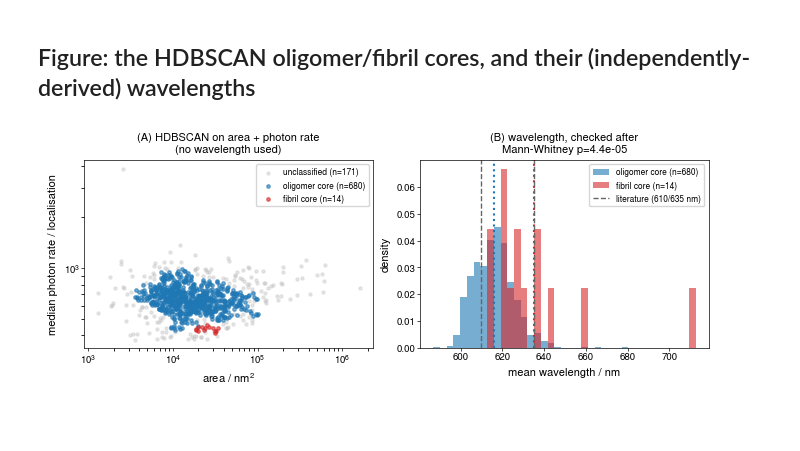
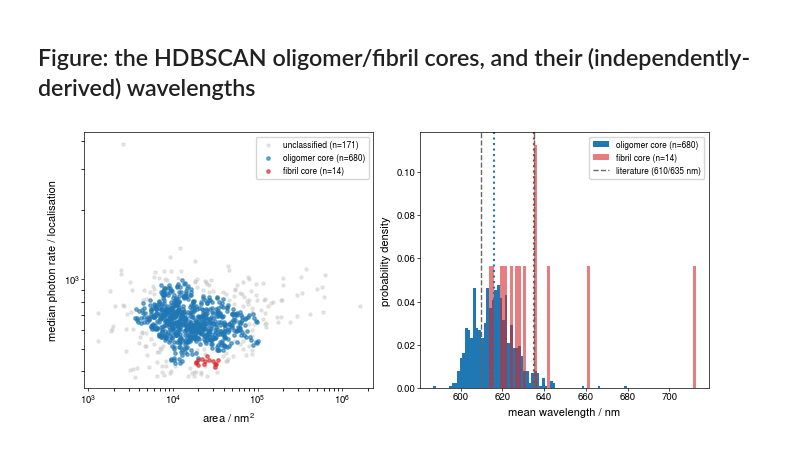
Before and after one commit to TheLeeLab/pyS3M, a Jupyter notebook: notebooks/figures/SI/FigureSI_OligomervsFibril.ipynb, the cells around one changed output. Drawn from its saved outputs; the diff is of its cells as text; code cells hidden in the pictures; blank space fills up the shorter version.

```diff
--- a/notebooks/figures/SI/FigureSI_OligomervsFibril.ipynb
+++ b/notebooks/figures/SI/FigureSI_OligomervsFibril.ipynb
@@ -339,25 +176,25 @@ algo_comparison_df.round(2)
 # %%
-# --- Primary clustering: HDBSCAN on area+photon_rate ---
-# HDBSCAN beats every k=2-forcing algorithm in the comparison above: it finds a small,
-# dense, confidently-labelled "fibril" core, a large "oligomer" population, and leaves
-# ambiguous points unclassified (noise, label -1) rather than forcing them into one group
-# or the other -- exactly the "small tight cluster vs. large diffuse cluster" structure the
-# wavelength/n_locs plot shows, and the (area, photon_rate) feature space does not cleanly
-# have on its own without a method that allows unclassified points.
-# Stable across min_cluster_size=10-14 and min_samples=3-7 tested (see comparison above);
-# these parameters sit in the middle of that stable range.
-hdb = HDBSCAN(min_cluster_size=12, min_samples=5).fit(feat_z)
+resolved = agg_stats[agg_stats['minor_axis_nm'] > 0].copy()
+n_unresolved = len(agg_stats) - len(resolved)
+print(f"{len(resolved)}/{len(agg_stats)} clusters have a resolved minor axis "
+      f"({n_unresolved} excluded: extent below localisation precision in the short axis)")
+
+CHOSEN_COLS = ['area_ellipse_nm2', 'median_photon_rate']
+MIN_CLUSTER_SIZE, MIN_SAMPLES = 12, 5  # stable across min_cluster_size=10-14, min_samples=3-7
+
+feat = np.log10(resolved[CHOSEN_COLS].to_numpy())
+feat_z = (feat - feat.mean(axis=0)) / feat.std(axis=0)
+hdb = HDBSCAN(min_cluster_size=MIN_CLUSTER_SIZE, min_samples=MIN_SAMPLES).fit(feat_z)
 labels = hdb.labels_
 
 n_noise = int((labels == -1).sum())
 uniq = np.unique(labels[labels >= 0])
-counts = {u: int((labels == u).sum()) for u in uniq}
 mean_area = {u: resolved['area_ellipse_nm2'][labels == u].mean() for u in uniq}
 order = sorted(uniq, key=lambda u: mean_area[u])  # smallest area first
 
 resolved['hdb_label'] = labels
 g0 = resolved[resolved.hdb_label == order[0]]   # smaller/putative oligomer core
-g1 = resolved[resolved.hdb_label == order[-1]]  # larger/putative fibril core (largest-area cluster)
+g1 = resolved[resolved.hdb_label == order[-1]]  # larger/putative fibril core
 g_noise = resolved[resolved.hdb_label == -1]    # unclassified -- not confidently either
 
 print(f"HDBSCAN found {len(uniq)} cluster(s) + {n_noise} unclassified ({100*n_noise/len(resolved):.1f}%)")
@@ -366,5 +203,5 @@ print(f"\ngroup 0 (oligomer core): n={len(g0)} ({100*len(g0)/len(resolved):.1f}%
 print(f"group 1 (fibril core):   n={len(g1)} ({100*len(g1)/len(resolved):.1f}%)  "
       f"area={g1.area_ellipse_nm2.median():.0f}nm2  photon_rate={g1.median_photon_rate.median():.0f}")
 print(f"unclassified (noise):    n={len(g_noise)} ({100*len(g_noise)/len(resolved):.1f}%)  "
-      f"-- ambiguous, ends up between the two cores; not used in the wavelength comparison below")
+      f"-- ambiguous, not used in the wavelength comparison below")
 # %% [output]
@@ -400,7 +237,7 @@ Literature comparison (Lee et al., Nano Lett. 2018): oligomer ~610 nm, fibril ~6
 # %% [markdown]
 ## Figure: the HDBSCAN oligomer/fibril cores, and their (independently-derived) wavelengths
 # %%
-fig, axs = plotter.two_column_plot(nrows=1, ncols=2, width=6.69, height=2.6)
+fig, axs = plotter.two_column_plot(nrows=1, ncols=2)
 
 colours = {'oligomer': 'tab:blue', 'fibril': 'tab:red', 'noise': '0.75'}
 labels_txt = {
@@ -410,36 +247,34 @@ labels_txt = {
 }
 
 ax = axs[0]
 ax.scatter(g_noise['area_ellipse_nm2'], g_noise['median_photon_rate'], s=5, alpha=0.35,
            color=colours['noise'], label=labels_txt['noise'], zorder=1)
 ax.scatter(g0['area_ellipse_nm2'], g0['median_photon_rate'], s=6, alpha=0.6,
            color=colours['oligomer'], label=labels_txt['oligomer'], zorder=2)
 ax.scatter(g1['area_ellipse_nm2'], g1['median_photon_rate'], s=6, alpha=0.6,
            color=colours['fibril'], label=labels_txt['fibril'], zorder=2)
 ax.set_xscale('log')
 ax.set_yscale('log')
 ax.set_xlabel('area / nm$^2$', fontsize=8)
 ax.set_ylabel('median photon rate / localisation', fontsize=8)
-ax.set_title('(A) HDBSCAN on area + photon rate\n(no wavelength used)', fontsize=8)
 ax.legend(fontsize=6, loc='upper right')
 ax.tick_params(labelsize=7)
 
 ax = axs[1]
 bins = np.linspace(min(g0.mean_wl.min(), g1.mean_wl.min()),
-                    max(g0.mean_wl.max(), g1.mean_wl.max()), 40)
-ax.hist(g0.mean_wl, bins=bins, alpha=0.6, color=colours['oligomer'], density=True, label=labels_txt['oligomer'])
+                    max(g0.mean_wl.max(), g1.mean_wl.max()), 100)
+ax.hist(g0.mean_wl, bins=bins, alpha=1, color=colours['oligomer'], density=True, label=labels_txt['oligomer'])
 ax.hist(g1.mean_wl, bins=bins, alpha=0.6, color=colours['fibril'], density=True, label=labels_txt['fibril'])
 ax.axvline(g0.mean_wl.mean(), color=colours['oligomer'], ls=':', lw=1.5)
 ax.axvline(g1.mean_wl.mean(), color=colours['fibril'], ls=':', lw=1.5)
 ax.axvline(610, color='0.4', ls='--', lw=1, label='literature (610/635 nm)')
 ax.axvline(635, color='0.4', ls='--', lw=1)
 ax.set_xlabel('mean wavelength / nm', fontsize=8)
-ax.set_ylabel('density', fontsize=8)
-ax.set_title(f'(B) wavelength, checked after\nMann-Whitney p={p_mw:.1e}', fontsize=8)
+ax.set_ylabel('probability density', fontsize=8)
 ax.legend(fontsize=6, loc='upper right')
 ax.tick_params(labelsize=7)
 
 plt.savefig(OUT_ROOT / "OligomerFibril_HDBSCAN_Wavelength.svg", bbox_inches='tight')
 plt.show()
 # %% [output]
-[figure, old version]
+[figure, new version]
```
Also changed, not shown: parts of 11 cells of this notebook.
